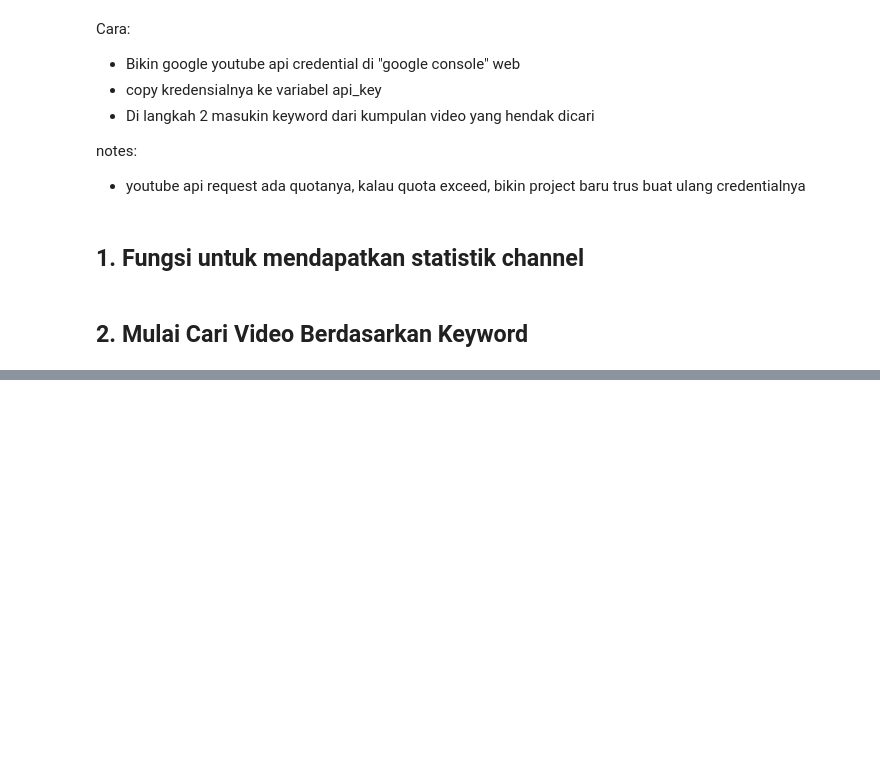
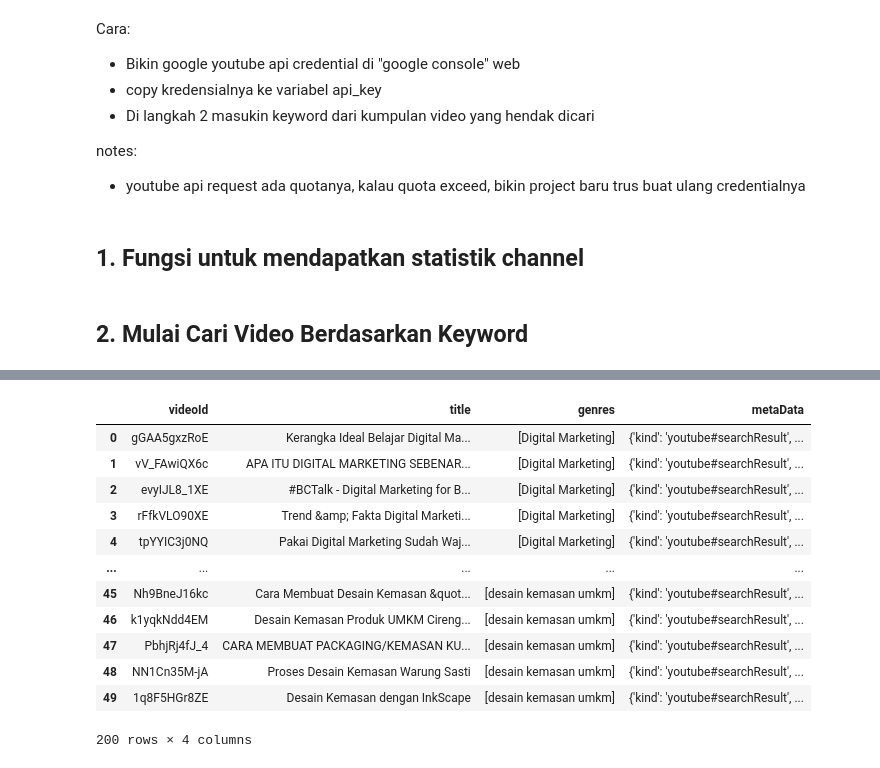
Before and after one commit to BUMI-Team/BUMI-Machine-Learning, a Jupyter notebook: YT Scrapping/Scrapping200.ipynb, the cells around one changed output, grey strips where cells are left out. Cells and saved outputs as stored; diff of their text form; code cells hidden in the pictures; blank space fills up the shorter version.

```diff
--- a/YT Scrapping/Scrapping200.ipynb
+++ b/YT Scrapping/Scrapping200.ipynb
@@ -130,0 +127,23 @@ Jumlah data:  200
+# %%
+videoId = {}
+for i in range(len(df)):
+    if len(videoId) == 0:
+        videoId[df["videoId"][i]] = df["genres"][i]
+    else:
+        if df["videoId"][i] in videoId:
+            videoId[df["videoId"][i]] = videoId[df["videoId"][i]] + "," + df["genres"][i]
+df
+# %% [output]
+|  | videoId | title | genres | metaData |
+| 0 | gGAA5gxzRoE | Kerangka Ideal Belajar Digital Ma... | [Digital Marketing] | {'kind': 'youtube#searchResult', ... |
+| 1 | vV_FAwiQX6c | APA ITU DIGITAL MARKETING SEBENAR... | [Digital Marketing] | {'kind': 'youtube#searchResult', ... |
+| 2 | evyIJL8_1XE | #BCTalk - Digital Marketing for B... | [Digital Marketing] | {'kind': 'youtube#searchResult', ... |
+| 3 | rFfkVLO90XE | Trend &amp; Fakta Digital Marketi... | [Digital Marketing] | {'kind': 'youtube#searchResult', ... |
+| 4 | tpYYIC3j0NQ | Pakai Digital Marketing Sudah Waj... | [Digital Marketing] | {'kind': 'youtube#searchResult', ... |
+| ... | ... | ... | ... | ... |
+| 45 | Nh9BneJ16kc | Cara Membuat Desain Kemasan &quot... | [desain kemasan umkm] | {'kind': 'youtube#searchResult', ... |
+| 46 | k1yqkNdd4EM | Desain Kemasan Produk UMKM Cireng... | [desain kemasan umkm] | {'kind': 'youtube#searchResult', ... |
+| 47 | PbhjRj4fJ_4 | CARA MEMBUAT PACKAGING/KEMASAN KU... | [desain kemasan umkm] | {'kind': 'youtube#searchResult', ... |
+| 48 | NN1Cn35M-jA | Proses Desain Kemasan Warung Sasti | [desain kemasan umkm] | {'kind': 'youtube#searchResult', ... |
+| 49 | 1q8F5HGr8ZE | Desain Kemasan dengan InkScape | [desain kemasan umkm] | {'kind': 'youtube#searchResult', ... |
+200 rows × 4 columns
```
Also changed, not shown: parts of 5 cells of this notebook, 14 other files.
